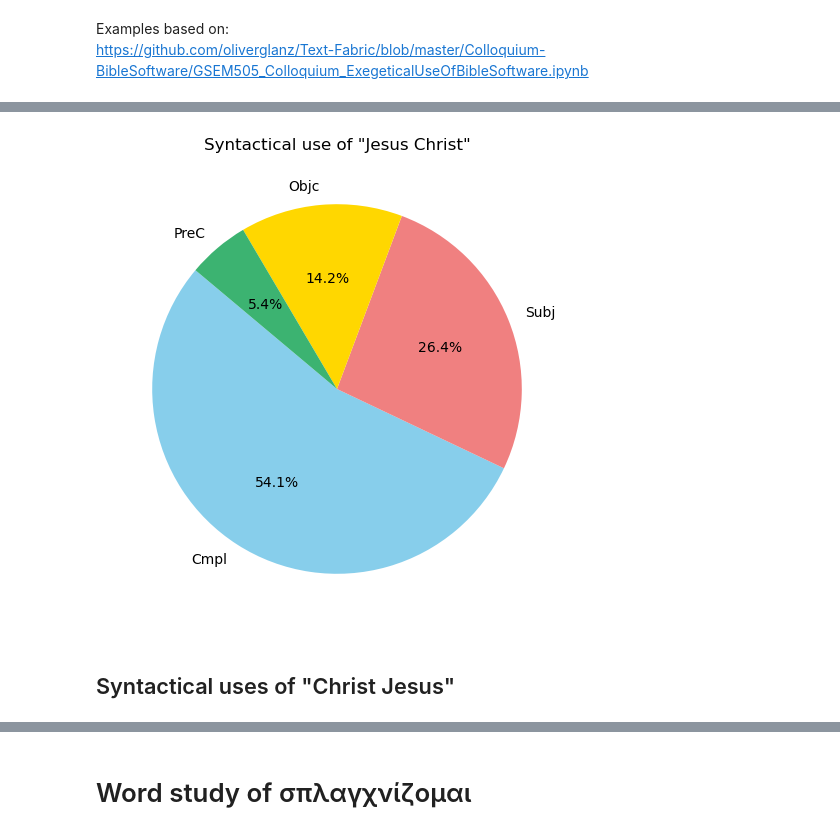
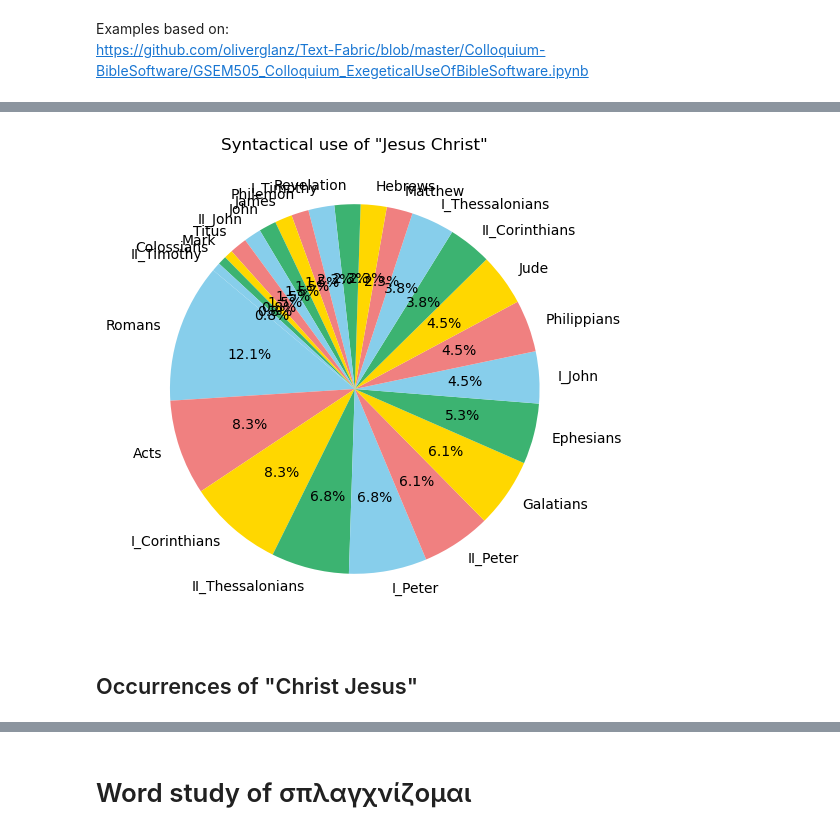
Before and after one commit to saulocantanhede/experiment, a Jupyter notebook: master_thesis.ipynb, the cells around one changed output, grey strips where cells are left out. Cells and saved outputs as stored; diff of their text form; code cells hidden in the pictures.

```diff
--- a/master_thesis.ipynb
+++ b/master_thesis.ipynb
@@ -142,15 +158,15 @@ NTresults.head(2)
 # %%
-df = pd.DataFrame(NTresults['function1']) # Creating Pandas DataFrame
+df = pd.DataFrame(NTresults['S1']) # Creating Pandas DataFrame
 
-book_counts = df["function1"].value_counts() # Count occurrences per book
+book_counts_jc = df["S1"].sort_values().value_counts() # Count occurrences per book
 
 plt.figure(figsize=(6, 6))
-plt.pie(book_counts, labels=book_counts.index, autopct='%1.1f%%', startangle=140, colors=["skyblue", "lightcoral", "gold", "mediumseagreen"])
+plt.pie(book_counts_jc, labels=book_counts_jc.index, autopct='%1.1f%%', startangle=140, colors=["skyblue", "lightcoral", "gold", "mediumseagreen"])
 plt.title("Syntactical use of \"Jesus Christ\"")
 plt.show() # Plot pie chart
 # %% [output]
-[figure, old version]
+[figure, new version]
 # %% [markdown]
-## Syntactical uses of "Christ Jesus"
+## Occurrences of "Christ Jesus"
 # %%
 results = N1904.search("""
```
Also changed, not shown: parts of 61 cells of this notebook.
